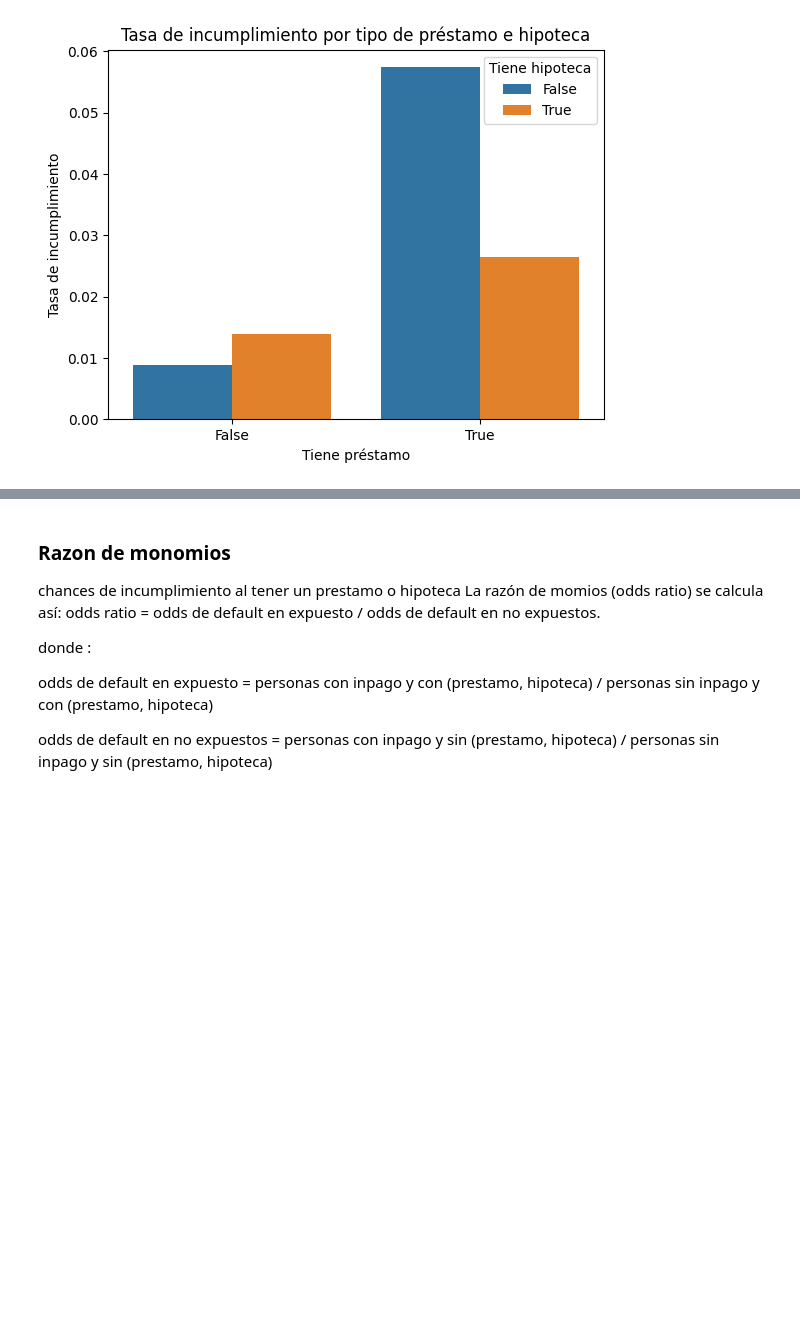
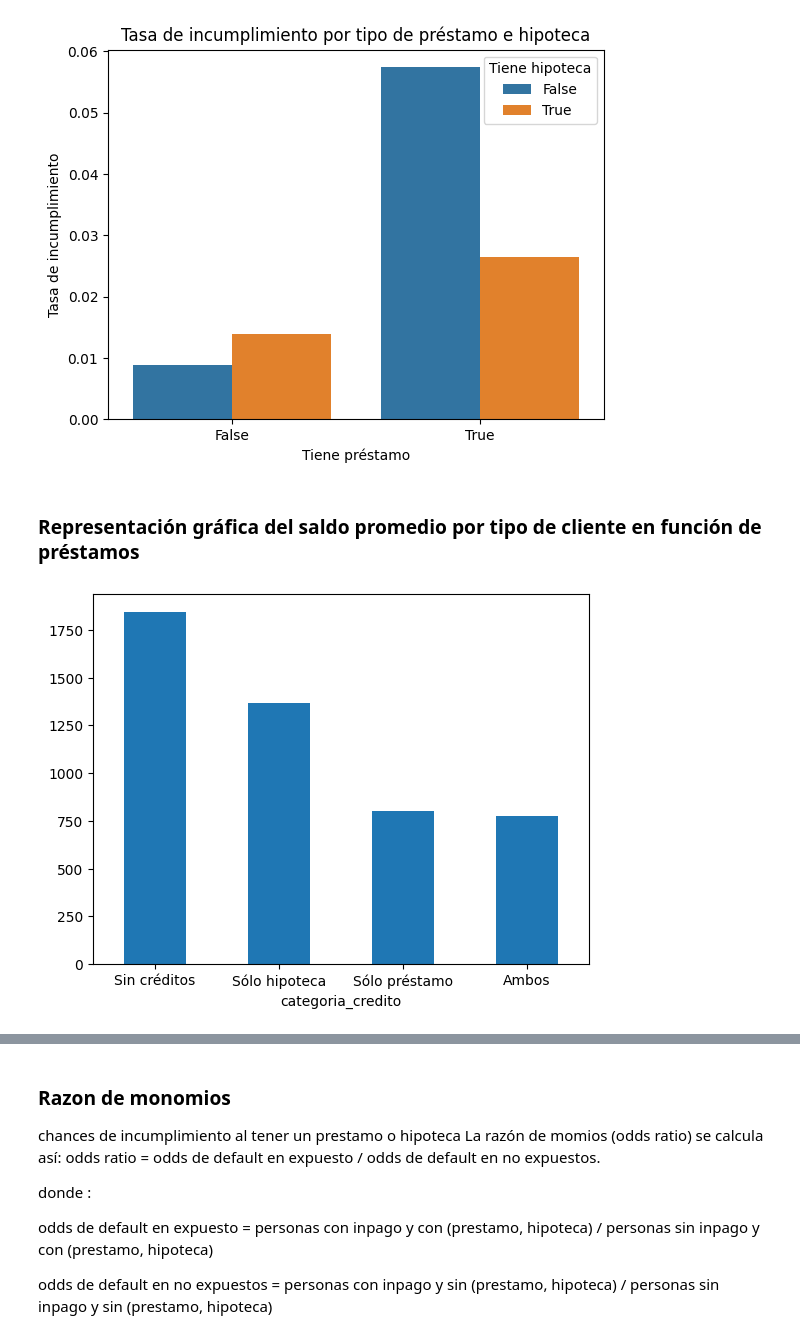
Before and after one commit to MarinaTorba/PersonalDataProrjects, a Jupyter notebook: Equip_9/Scripts/Analisis _Finanzas_250519.ipynb, the cells around one changed output, grey strips where cells are left out. Cells and saved outputs as stored; diff of their text form; code cells hidden in the pictures; blank space fills up the shorter version.

Commit message:
actualización de finanzas en mi rama con gráficas

```diff
--- a/Equip_9/Scripts/Analisis _Finanzas_250519.ipynb
+++ b/Equip_9/Scripts/Analisis _Finanzas_250519.ipynb
@@ -63,3 +63,28 @@ plt.show()
 2                 906
 3                1212
 [figure]
+# %% [markdown]
+### Representación gráfica del saldo promedio por tipo de cliente en función de préstamos
+# %%
+def categorize_credit(row):
+    if not row['loan'] and not row['housing']:
+        return 'Sin créditos'
+    elif not row['loan'] and row['housing']:
+        return 'Sólo hipoteca'
+    elif row['loan'] and not row['housing']:
+        return 'Sólo préstamo'
+    else:
+        return 'Ambos'
+
+df['categoria_credito'] = df.apply(categorize_credit, axis=1)
+
+# Agrupar y calcular promedio de balance
+balance_promedio = df.groupby('categoria_credito')['balance'].mean().reindex([
+    'Sin créditos', 'Sólo hipoteca', 'Sólo préstamo', 'Ambos'])
+
+# Gráfica
+balance_promedio.plot(kind='bar')
+plt.xticks(rotation=0)
+plt.show()
+# %% [output]
+[figure, added]
```
Also changed, not shown: parts of 8 cells of this notebook.
